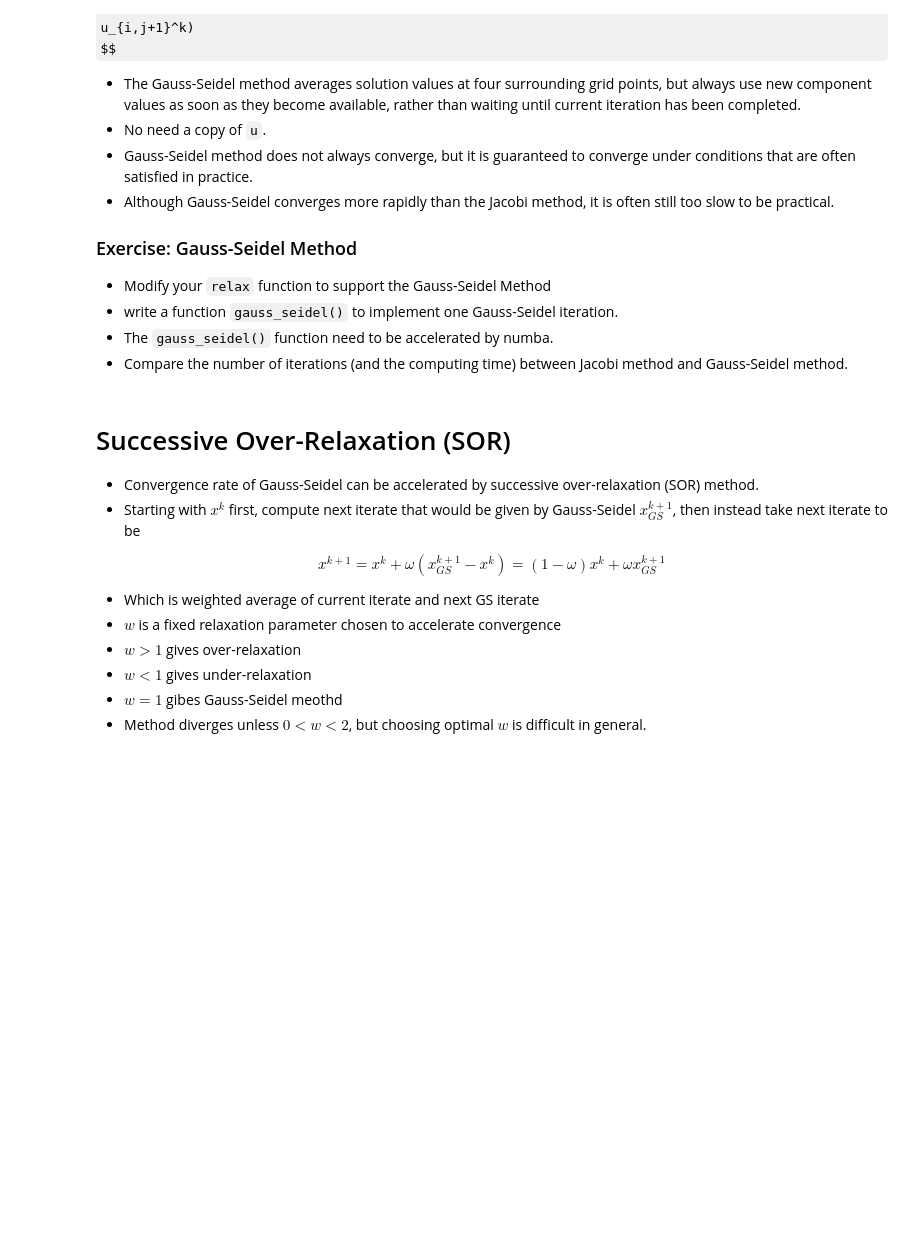
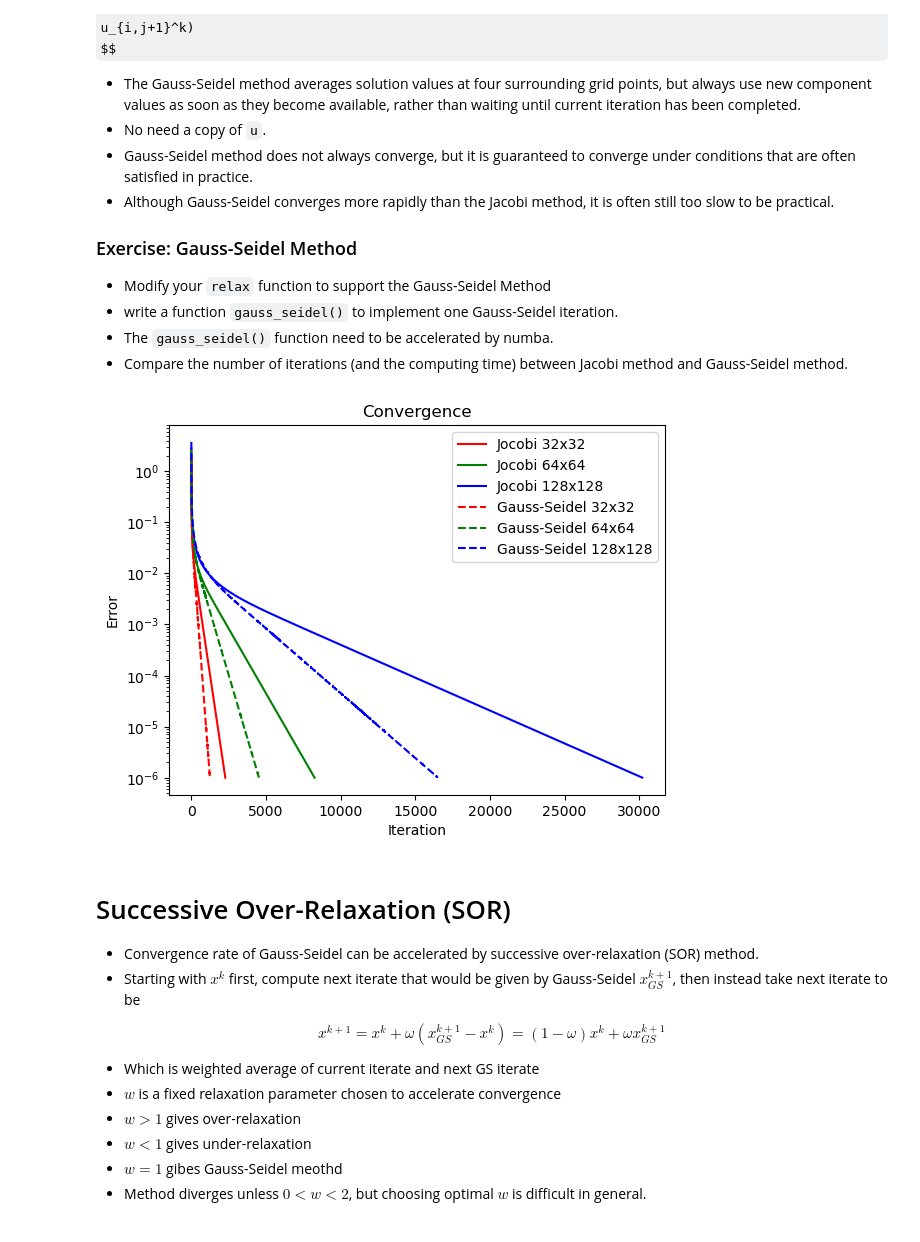
Before and after one commit to ricky4280/computationalPhysics-112, a Jupyter notebook: project3/project3_demo5.ipynb, the cells around one changed output. Cells and saved outputs as stored; diff of their text form; code cells hidden in the pictures; some formulas as TeX source; blank space fills up the shorter version.

```diff
--- a/project3/project3_demo5.ipynb
+++ b/project3/project3_demo5.ipynb
@@ -174,3 +222,35 @@ $$
+# %%
+# 128 jobobi
+u, x, y, dx, dy = generate_mesh(128,128)
+u128_j, err128_j, iter128_j = relax(u, tolerence=1e-6, maxiter=1000_000, method='jocobi')
+# %%
+u, x, y, dx, dy = generate_mesh(32,32)
+u_g, err32_g, iter32_g = relax(u, tolerence=1e-6, maxiter=1000_000, method='gauss_seidel')
+# %%
+u, x, y, dx, dy = generate_mesh(64,64)
+u_g, err64_g, iter64_g = relax(u, tolerence=1e-6, maxiter=1000_000, method='gauss_seidel')
+# %%
+# 128 gauss_seidel
+u, x, y, dx, dy = generate_mesh(128,128)
+u128_g, err128_g, iter128_g = relax(u, tolerence=1e-6, maxiter=1000_000, method='gauss_seidel')
+# %%
+plt.figure()
+# gauss_seidel dash line, jocobi solid line
+plt.plot(iter32_j, err32_j, label='Jocobi 32x32', color='r')
+plt.plot(iter64_j, err64_j, label='Jocobi 64x64', color='g')
+plt.plot(iter128_j, err128_j, label='Jocobi 128x128', color='b')
+plt.plot(iter32_g, err32_g, label='Gauss-Seidel 32x32', linestyle='--', color='r')
+plt.plot(iter64_g, err64_g, label='Gauss-Seidel 64x64', linestyle='--', color='g')
+plt.plot(iter128_g, err128_g, label='Gauss-Seidel 128x128', linestyle='--', color='b')
+plt.yscale('log')
+
+plt.xlabel('Iteration')
+plt.ylabel('Error')
+plt.legend()
+plt.title('Convergence')
+plt.show()
+# %% [output]
+[figure, added]
 # %% [markdown]
 # Successive Over-Relaxation (SOR)
 
```
Also changed, not shown: parts of 20 cells of this notebook.
